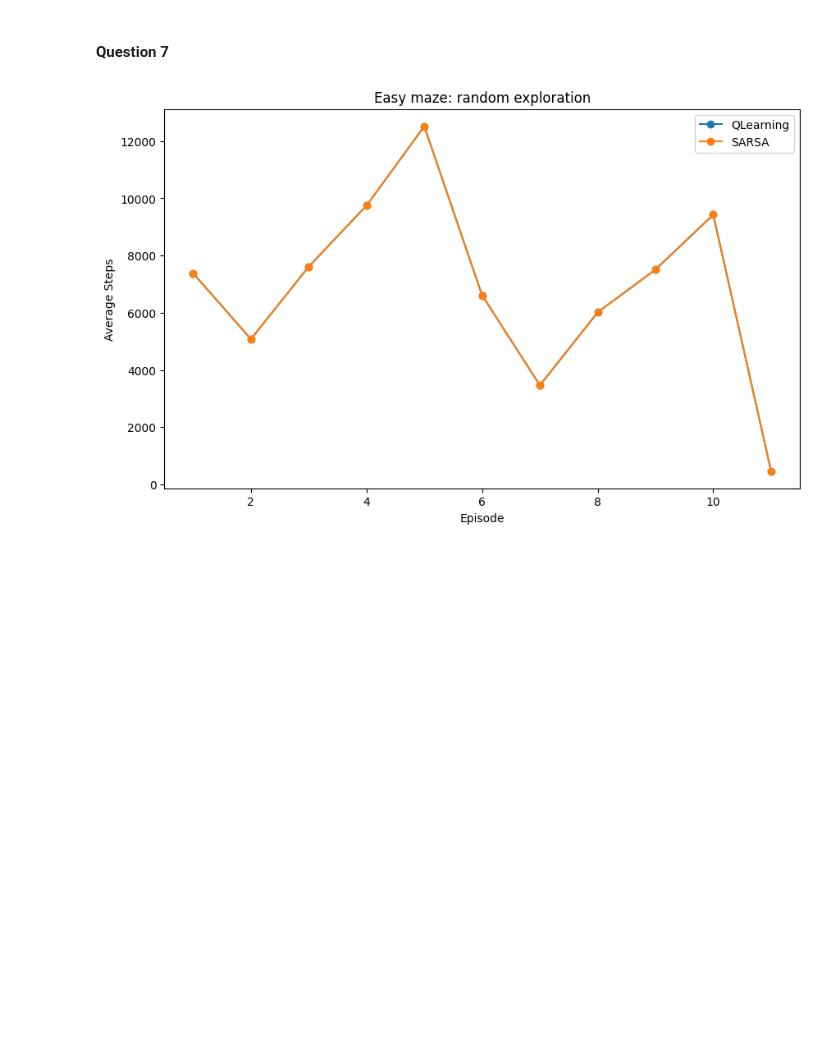
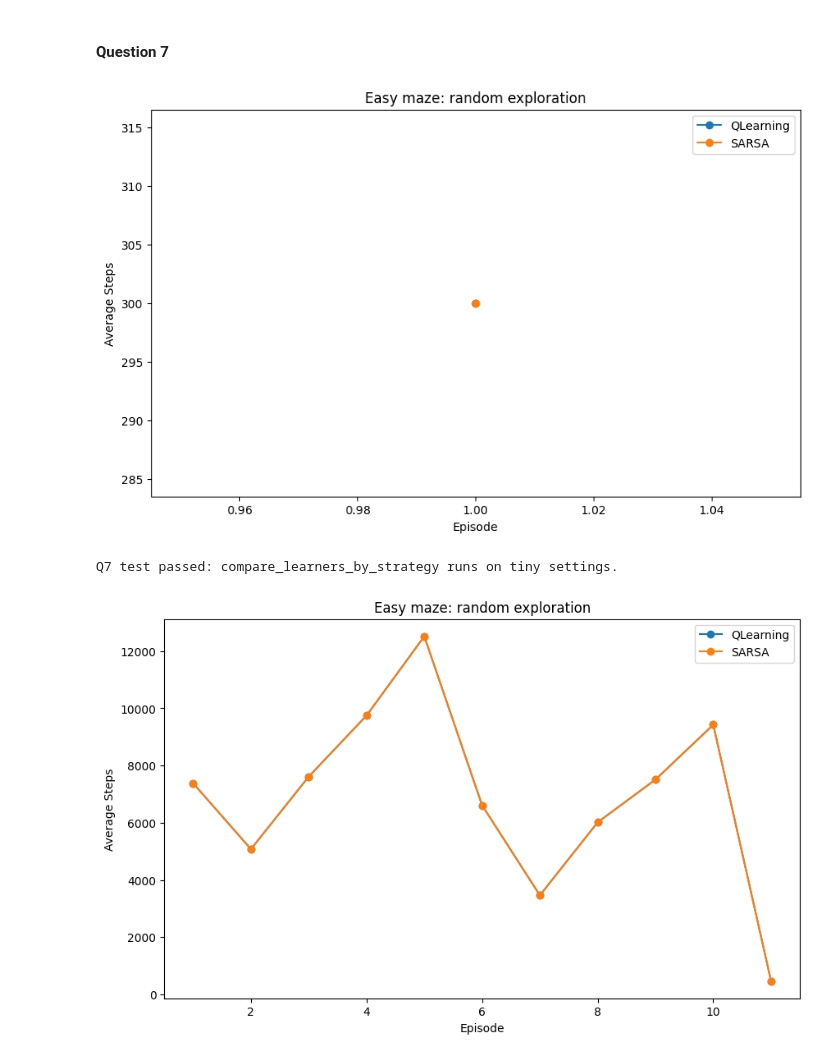
Before and after one commit to Pavel-77-ro/RL-Assignment, a Jupyter notebook: src/Main.ipynb, the cells around one changed output. Cells and saved outputs as stored; diff of their text form; code cells hidden in the pictures; blank space fills up the shorter version.

```diff
--- a/src/Main.ipynb
+++ b/src/Main.ipynb
@@ -1041,6 +1199,21 @@ def compare_learners_by_strategy(
         plt.ylabel("Average Steps")
         plt.legend()
         plt.show()
+# %%
+# TEST Q7: comparison helper runs on a tiny setup.
+compare_learners_by_strategy(
+    runs_number=1,
+    random_seeds=[1],
+    maze_name="toy",
+    n_episodes=4,
+    exploration_strategies=["random"],
+    max_steps_per_run=300,
+)
+plt.close("all")
+print("Q7 test passed: compare_learners_by_strategy runs on tiny settings.")
+# %% [output]
+[figure, added]
+Q7 test passed: compare_learners_by_strategy runs on tiny settings.
 # %%
 # Compare QLearning vs SARSA under identical exploration strategies
 random_seeds = [1, 2, 3, 4, 5, 6, 7, 8, 9, 10]
```
Also changed, not shown: parts of 22 cells of this notebook.
